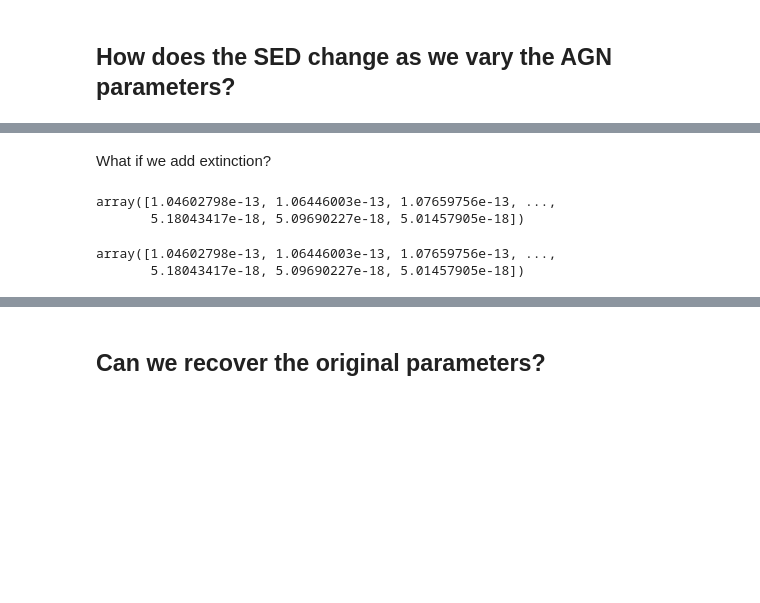
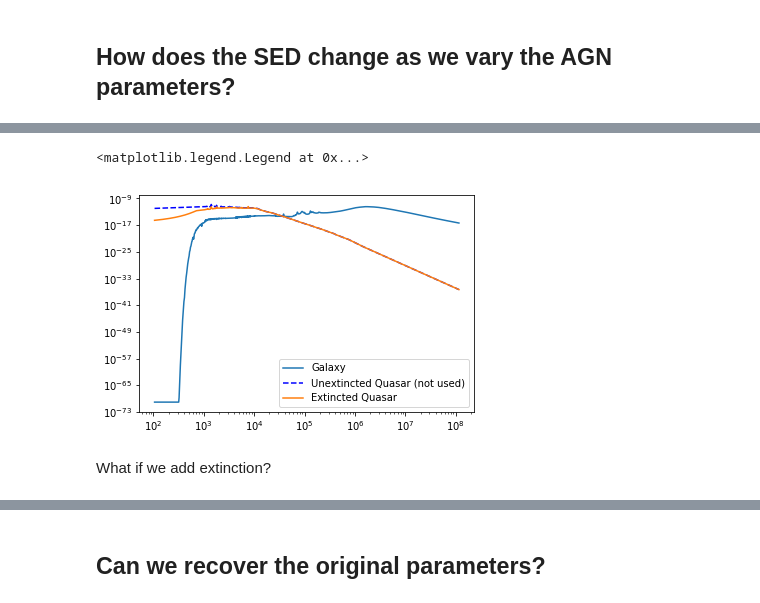
Before and after one commit to mwalmsley/agnfinder, a Jupyter notebook: notebooks/check_inference_on_synthetic_obs.ipynb, the cells around one changed output, grey strips where cells are left out. Drawn from its saved outputs; the diff is of its cells as text; code cells hidden in the pictures; blank space fills up the shorter version.

```diff
--- a/notebooks/check_inference_on_synthetic_obs.ipynb
+++ b/notebooks/check_inference_on_synthetic_obs.ipynb
@@ -100,2 +108,14 @@ visualise.plot_model_at_obs(ax, model, theta_no_agn, synthetic_obs, sps)
+# %%
+observer_wavelengths = visualise.get_observer_frame_wavelengths(model, sps)
+# %%
+plt.loglog(observer_wavelengths, sps.galaxy_flux, label='Galaxy')
+plt.loglog(observer_wavelengths, sps.unextincted_quasar_flux, 'b--', label='Unextincted Quasar (not used)')
+plt.loglog(observer_wavelengths, sps.extincted_quasar_flux, label='Extincted Quasar')
+# plt.loglog(observer_wavelengths, sps.torus_flux, label='Torus')
+# plt.loglog(observer_wavelengths, sps.quasar_flux, 'k', label='Net (Quasar)')
+plt.legend()
+# %% [output]
+<matplotlib.legend.Legend at 0x...>
+[figure, added]
 # %% [markdown]
 What if we add extinction?
@@ -109,10 +121,0 @@ theta_no_extinction[-2] = 0.
-# %%
-sps.quasar_flux
-# %% [output]
-array([1.04602798e-13, 1.06446003e-13, 1.07659756e-13, ...,
-       5.18043417e-18, 5.09690227e-18, 5.01457905e-18])
-# %%
-sps.extincted_quasar_flux
-# %% [output]
-array([1.04602798e-13, 1.06446003e-13, 1.07659756e-13, ...,
-       5.18043417e-18, 5.09690227e-18, 5.01457905e-18])
```
Also changed, not shown: parts of 43 cells of this notebook, 13 other files.
